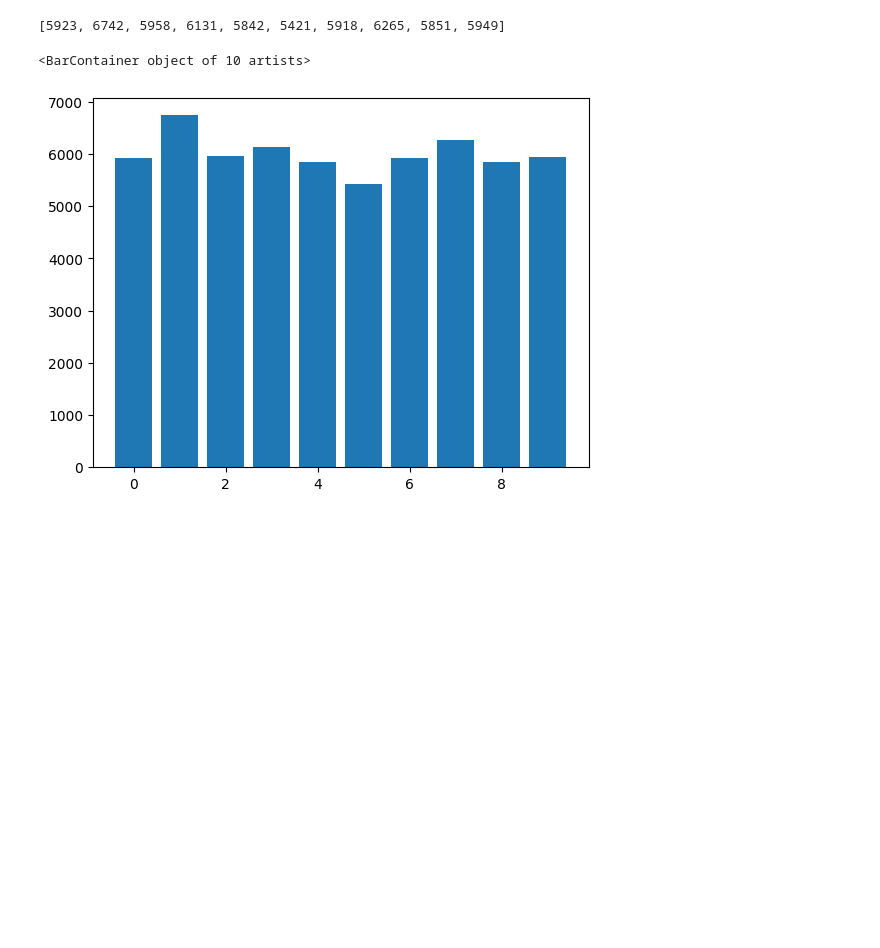
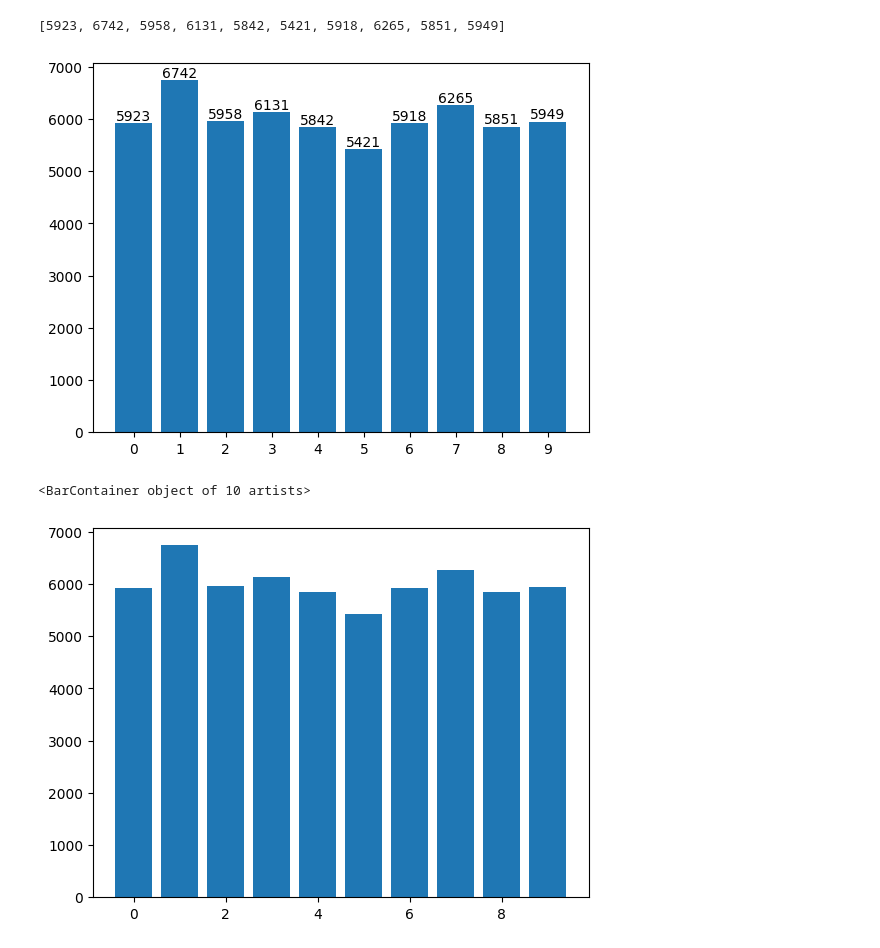
Before and after one commit to jinkyu-ju/DeepLearning, a Jupyter notebook: 2.1_exercise.ipynb, the cells around one changed output. Saved outputs shown, nothing was run; the diff lists cells and outputs as text; code cells hidden in the pictures; blank space fills up the shorter version.

```diff
--- a/2.1_exercise.ipynb
+++ b/2.1_exercise.ipynb
@@ -165,3 +253,9 @@ label_list.sort()
 label_list
 # %% [output]
 [0, 1, 2, 3, 4, 5, 6, 7, 8, 9]
+# %%
+len(label_list)
+# 10
+
+for i in range(len(label_list)):
+    print(f"{i} : {label_list[i]}")
@@ -167,0 +276,7 @@ label_list
+# %%
+label_count = []
+for label in label_list:
+    count = list(train_labels).count(label)
+    label_count.append(count)
+    print("label_count f{label}",  label_count)
+#print(label_count)
@@ -170,6 +296,16 @@ label_count = [list(train_labels).count(label_list[i]) for i in range(len(label_
 label_count
 # %% [output]
 [5923, 6742, 5958, 6131, 5842, 5421, 5918, 6265, 5851, 5949]
+# %%
+plt.bar(label_list, label_count)
+plt.xticks(range(len(label_list)), label_list)
+
+for i, count in enumerate(label_count):
+    plt.text(i, count, str(count), ha='center', va='bottom')
+
+plt.show()
+# %% [output]
+[figure, added]
 # %%
 plt.bar(label_list,label_count)
 # %% [output]
```
Also changed, not shown: parts of 32 cells of this notebook.
